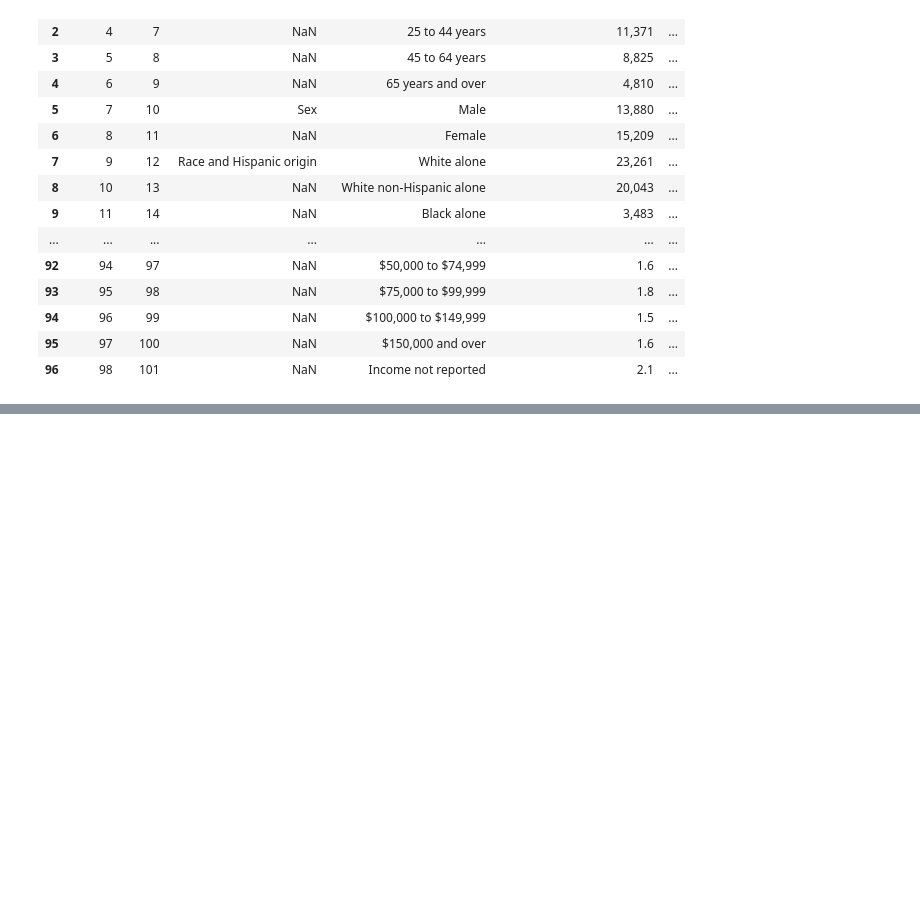
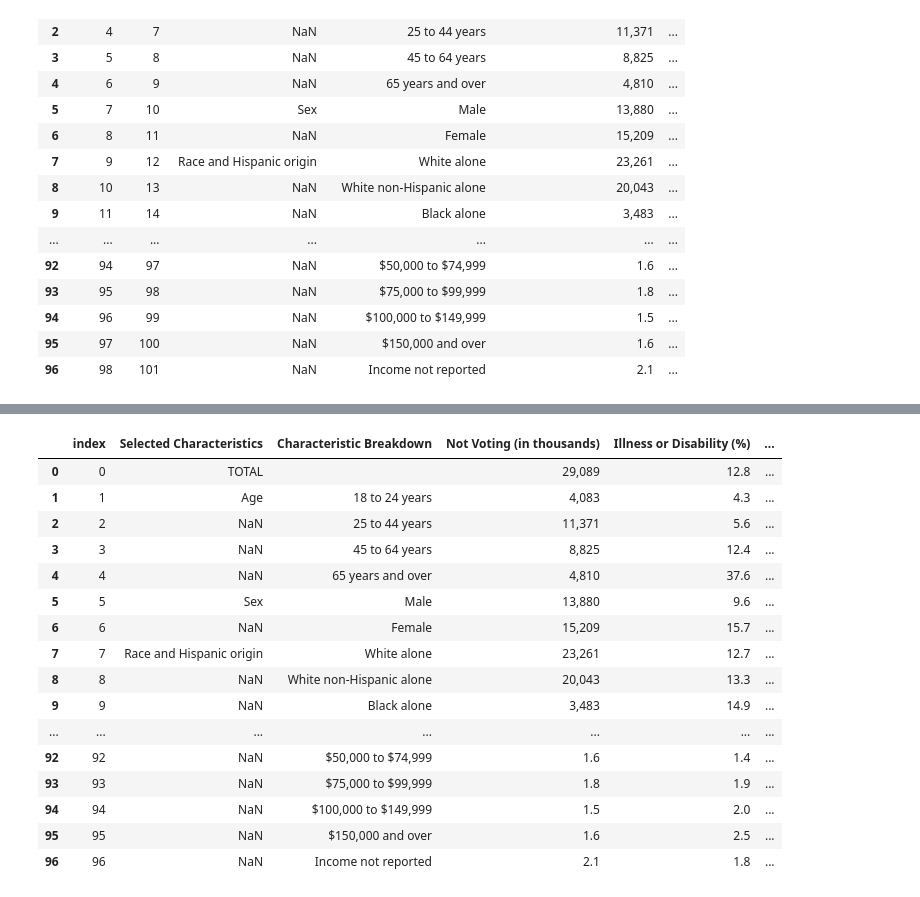
Before and after one commit to VallieTracy/Voter-Registration, a Jupyter notebook: Untitled.ipynb, the cells around one changed output, grey strips where cells are left out. Drawn from its saved outputs; the diff is of its cells as text; code cells hidden in the pictures; blank space fills up the shorter version.

```diff
--- a/Untitled.ipynb
+++ b/Untitled.ipynb
@@ -107,3 +107,7 @@ noVote_2018
 | 94 | 96 | 99 | NaN | $100,000 to $149,999 | 1.5 | ... |
 | 95 | 97 | 100 | NaN | $150,000 and over | 1.6 | ... |
 | 96 | 98 | 101 | NaN | Income not reported | 2.1 | ... |
+# %%
+# Get rid of first two columns
+noVote_2018.drop(['level_0', 'index'], axis = 1, inplace = True)
+noVote_2018
@@ -109,0 +132,21 @@ noVote_2018
+# %%
+noVote_2018.reset_index(inplace = True)
+noVote_2018
+# %% [output]
+|  | index | Selected Characteristics | Characteristic Breakdown | Not Voting (in thousands) | Illness or Disability (%) | ... |
+| 0 | 0 | TOTAL |  | 29,089 | 12.8 | ... |
+| 1 | 1 | Age | 18 to 24 years | 4,083 | 4.3 | ... |
+| 2 | 2 | NaN | 25 to 44 years | 11,371 | 5.6 | ... |
+| 3 | 3 | NaN | 45 to 64 years | 8,825 | 12.4 | ... |
+| 4 | 4 | NaN | 65 years and over | 4,810 | 37.6 | ... |
+| 5 | 5 | Sex | Male | 13,880 | 9.6 | ... |
+| 6 | 6 | NaN | Female | 15,209 | 15.7 | ... |
+| 7 | 7 | Race and Hispanic origin | White alone | 23,261 | 12.7 | ... |
+| 8 | 8 | NaN | White non-Hispanic alone | 20,043 | 13.3 | ... |
+| 9 | 9 | NaN | Black alone | 3,483 | 14.9 | ... |
+| ... | ... | ... | ... | ... | ... | ... |
+| 92 | 92 | NaN | $50,000 to $74,999 | 1.6 | 1.4 | ... |
+| 93 | 93 | NaN | $75,000 to $99,999 | 1.8 | 1.9 | ... |
+| 94 | 94 | NaN | $100,000 to $149,999 | 1.5 | 2.0 | ... |
+| 95 | 95 | NaN | $150,000 and over | 1.6 | 2.5 | ... |
+| 96 | 96 | NaN | Income not reported | 2.1 | 1.8 | ... |
```
Also changed, not shown: parts of 2 cells of this notebook.
